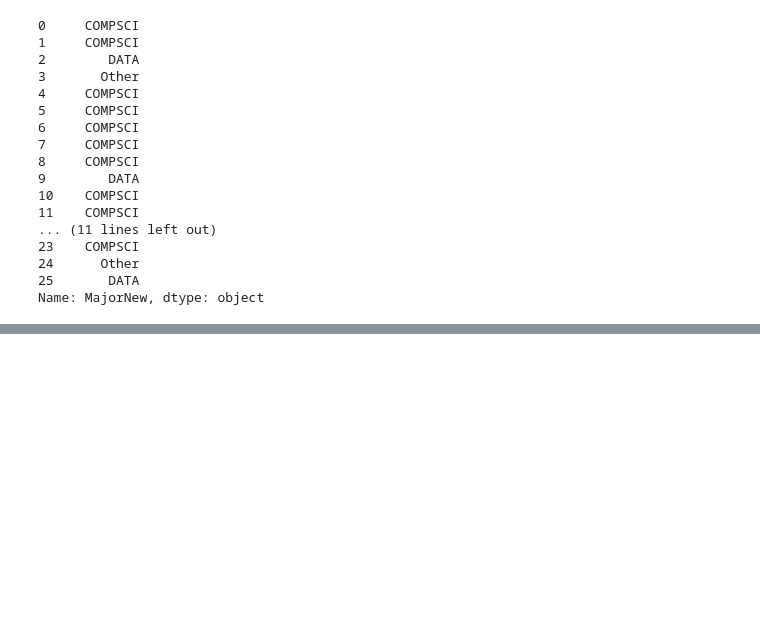
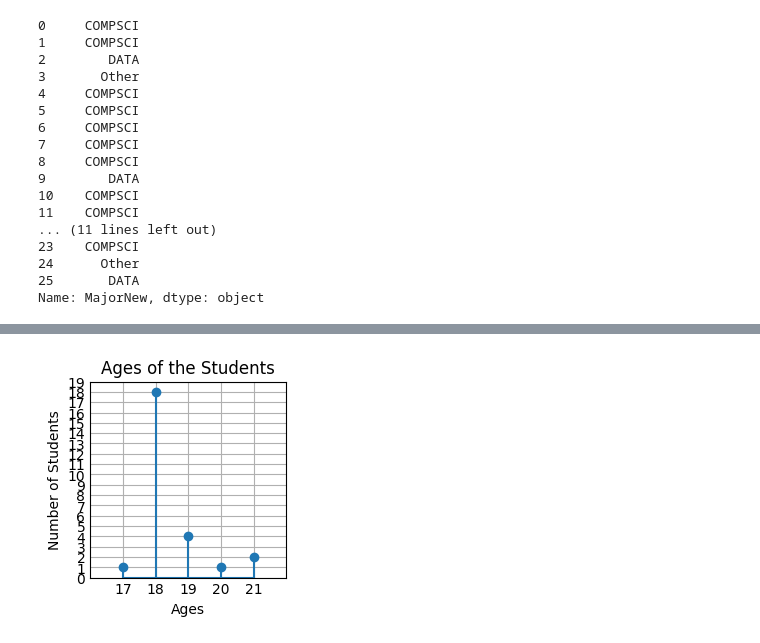
Before and after one commit to isakhel/iovanecs1070, a Jupyter notebook: Homework/homework-9-19.ipynb, the cells around one changed output, grey strips where cells are left out. Saved outputs shown, nothing was run; the diff lists cells and outputs as text; code cells hidden in the pictures; blank space fills up the shorter version.

```diff
--- a/Homework/homework-9-19.ipynb
+++ b/Homework/homework-9-19.ipynb
@@ -176,0 +258,26 @@ Name: AgeNew, dtype: object
+# %%
+age17 = ((df["Age"] == "17").sum()).item()
+age18 = ((df["Age"] == "18").sum()).item()
+age19 = ((df["Age"] == "19").sum()).item()
+age20 = ((df["Age"] == "20").sum()).item()
+age21 = ((df["Age"] == "21").sum()).item()
+agecomplete = [age17,age18, age19,age20,age21]
+dfage = pd.DataFrame({"ages": ["17","18","19","20","21"],
+                       "#ages": agecomplete})
+# %%
+plt.style.use('_mpl-gallery')
+x = 17 + np.arange(5)
+y = agecomplete
+
+fig, ax = plt.subplots()
+ax.stem(x, y)
+
+ax.set(xlim=(16, 22), xticks=np.arange(17, 22),
+       ylim=(0, 19), yticks=np.arange(0, 20))
+
+plt.xlabel('Ages')
+plt.ylabel('Number of Students')
+plt.title('Ages of the Students')
+plt.show()
+# %% [output]
+[figure, added]
```
Also changed, not shown: parts of 12 cells of this notebook.
